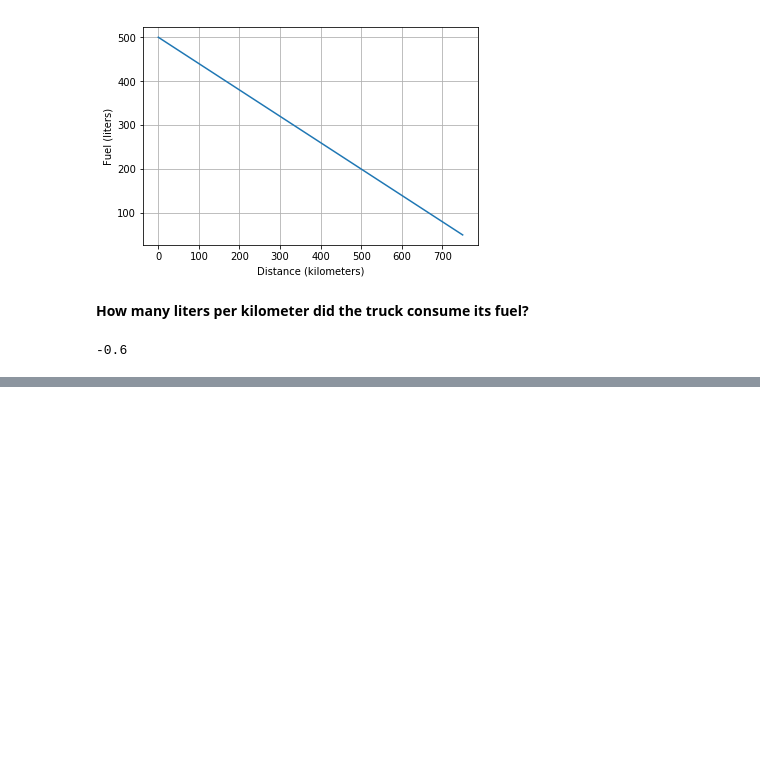
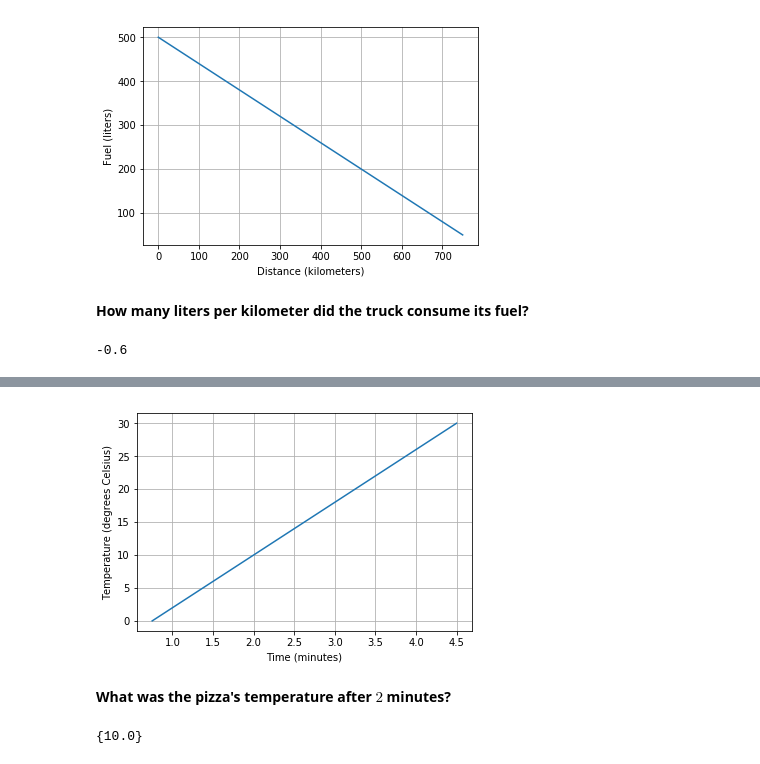
Before and after one commit to leihuagh/jupyter, a Jupyter notebook: linear-equations-graphs.ipynb, the cells around one changed output, grey strips where cells are left out. Cells and saved outputs as stored; diff of their text form; code cells hidden in the pictures; blank space fills up the shorter version.

Commit message:
Suraj's pizza

```diff
--- a/linear-equations-graphs.ipynb
+++ b/linear-equations-graphs.ipynb
@@ -105,0 +112,27 @@ m
+# %%
+x, y = symbols('x y')
+data = {
+     'x' : [0.75, 4.5],
+     'y' : [0, 30]
+}
+
+x1 = data['x'][0]
+x2 = data['x'][1]
+y1 = data['y'][0]
+y2 = data['y'][1]
+m = (y2 - y1)/(x2 - x1)
+PointSlope = Eq(y - y2, m * (x - x2))
+
+plt.plot(data['x'], data['y'])
+plt.xlabel('Time (minutes)')
+plt.ylabel('Temperature (degrees Celsius)')
+plt.grid(True)
+plt.show()
+# %% [output]
+[figure, added]
+# %% [markdown]
+**What was the pizza's temperature after $2$ minutes?**
+# %%
+solveset(PointSlope.subs(x, 2))
+# %% [output]
+{10.0}
```
Also changed, not shown: parts of 1 cell of this notebook.
